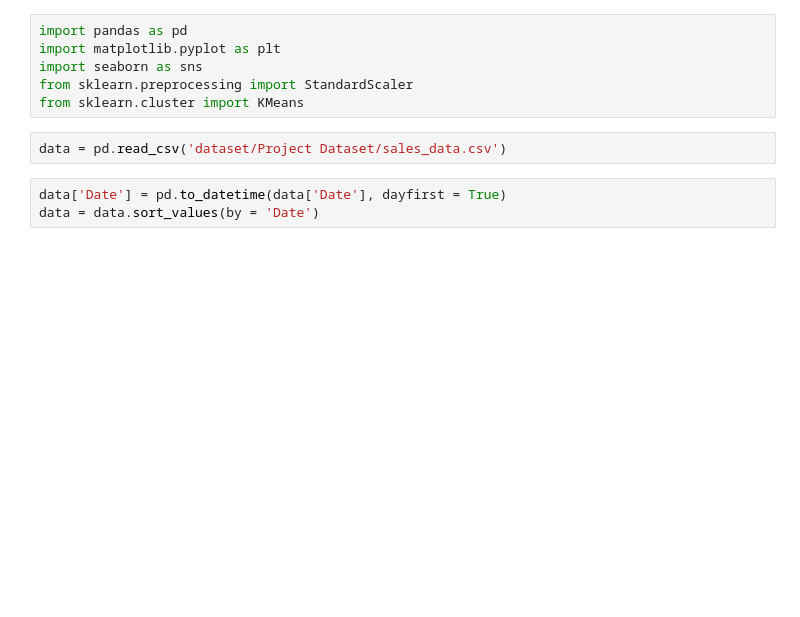
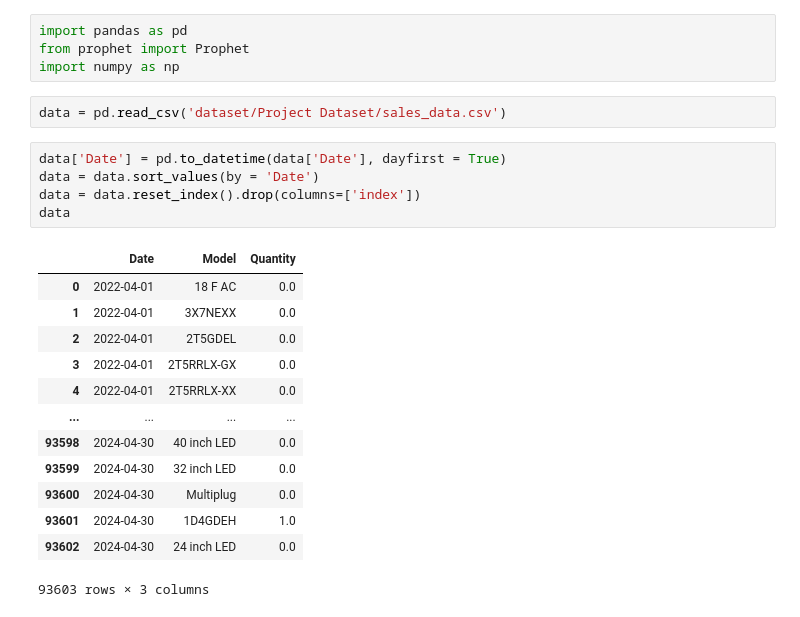
Before and after one commit to IIT-NSTU/Sales-Predictor, a Jupyter notebook: Research Part/Research File.ipynb, the cells around one changed output. Cells and saved outputs as stored; diff of their text form; blank space fills up the shorter version.

```diff
--- a/Research Part/Research File.ipynb
+++ b/Research Part/Research File.ipynb
@@ -1,11 +1,25 @@
-# %%
-import pandas as pd
-import matplotlib.pyplot as plt
-import seaborn as sns
-from sklearn.preprocessing import StandardScaler
-from sklearn.cluster import KMeans
+# %%
+import pandas as pd
+from prophet import Prophet
+import numpy as np
 # %%
 data = pd.read_csv('dataset/Project Dataset/sales_data.csv')
 # %%
 data['Date'] = pd.to_datetime(data['Date'], dayfirst = True)
 data = data.sort_values(by = 'Date')
+data = data.reset_index().drop(columns=['index'])
+data
+# %% [output]
+|  | Date | Model | Quantity |
+| 0 | 2022-04-01 | 18 F AC | 0.0 |
+| 1 | 2022-04-01 | 3X7NEXX | 0.0 |
+| 2 | 2022-04-01 | 2T5GDEL | 0.0 |
+| 3 | 2022-04-01 | 2T5RRLX-GX | 0.0 |
+| 4 | 2022-04-01 | 2T5RRLX-XX | 0.0 |
+| ... | ... | ... | ... |
+| 93598 | 2024-04-30 | 40 inch LED | 0.0 |
+| 93599 | 2024-04-30 | 32 inch LED | 0.0 |
+| 93600 | 2024-04-30 | Multiplug | 0.0 |
+| 93601 | 2024-04-30 | 1D4GDEH | 1.0 |
+| 93602 | 2024-04-30 | 24 inch LED | 0.0 |
+93603 rows × 3 columns
```
Also changed, not shown: parts of 11 cells of this notebook, 2 other files.
